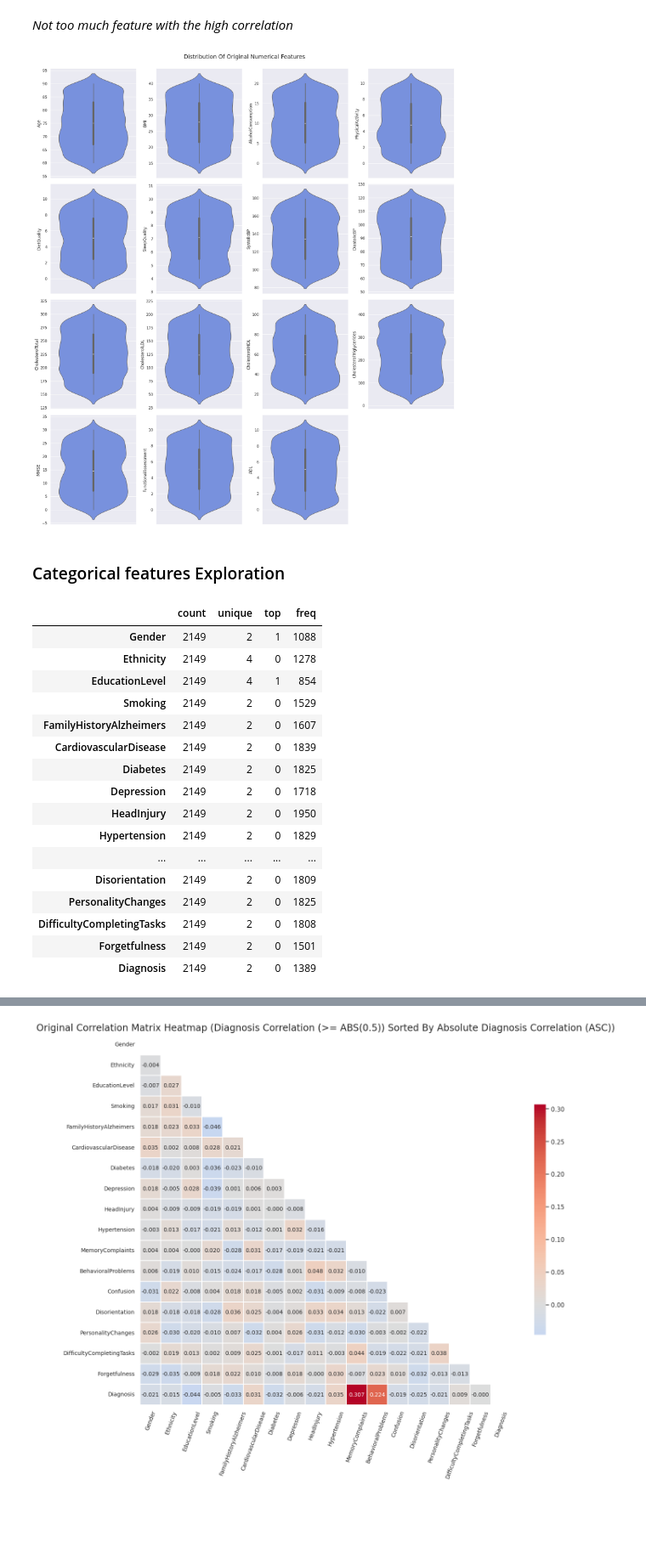
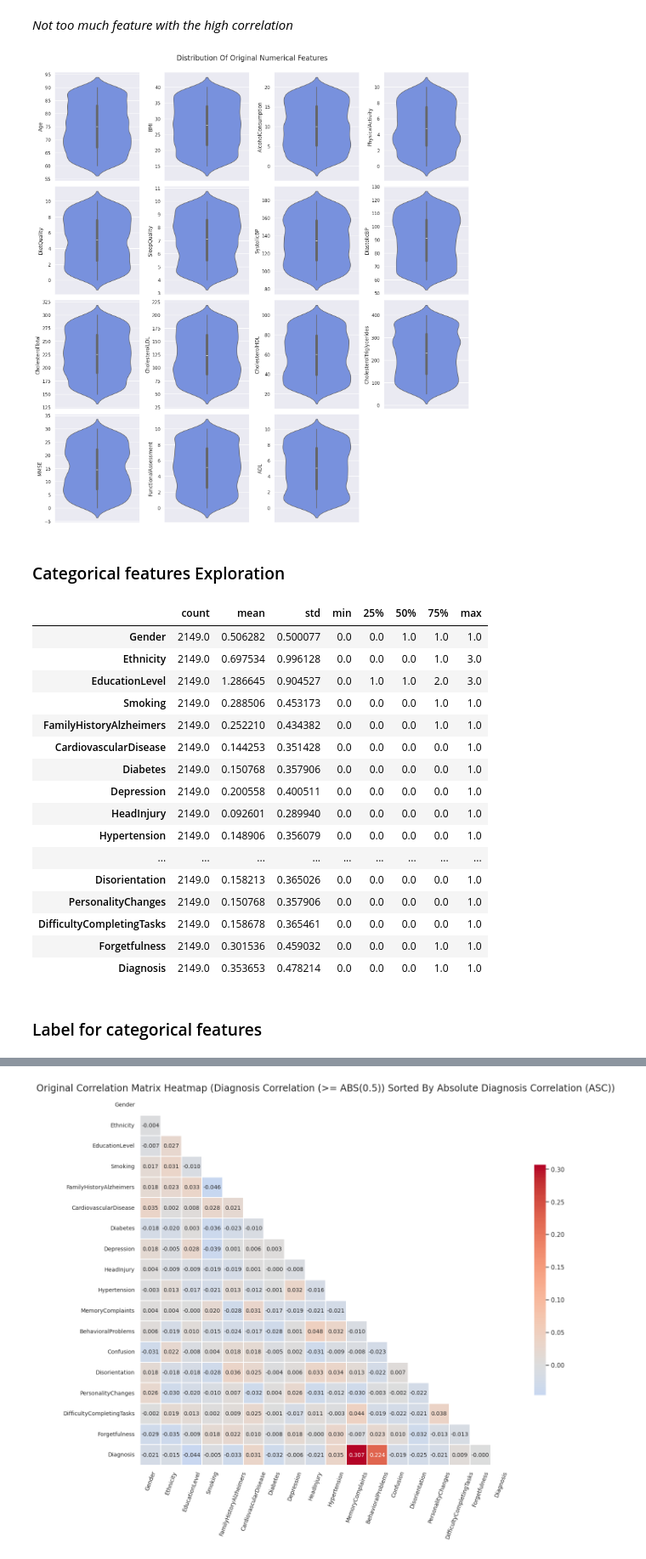
Before and after one commit to lovecrushfamily/Alzheimer_Disease, a Jupyter notebook: notebook.ipynb, the cells around one changed output, grey strips where cells are left out. Shown at 85% size. Drawn from its saved outputs; the diff is of its cells as text; code cells hidden in the pictures; blank space fills up the shorter version.

```diff
--- a/notebook.ipynb
+++ b/notebook.ipynb
@@ -112,7 +116,7 @@ numerical_features = ['Age',
 
 
 alzheimer_df[numerical_features] = alzheimer_df[numerical_features].astype('float')
-alzheimer_df[categorical_features] = alzheimer_df[categorical_features].astype('category')
+alzheimer_df[categorical_features] = alzheimer_df[categorical_features].astype('int')
 # %% [markdown]
 ### Remove irrelevant features
 # %%
@@ -249,55 +254,57 @@ plt.show()
 # mean = alzheimer_df[numerical_features].mean()
 # median =alzheimer_df[numerical_features].median()
 # std = alzheimer_df[numerical_features].std()
 
 
 num_cols = 4
 num_rows = (len(numerical_features) + num_cols - 1) // num_cols  # Calculate the number of rows
 
-fig, axes = plt.subplots(num_rows, num_cols, figsize=(18, 5 * num_rows))
+fig, axes = plt.subplots(num_rows, num_cols, figsize=(15, 4 * num_rows))
 
 axes = axes.ravel()
 
 fig.suptitle("Distribution Of Original Numerical Features", y=1, fontsize=17)
 
 for i, column in enumerate(numerical_features):
 
     corr_with_diagnosis = alzheimer_df[["Diagnosis", column]].corr()
 
     ax = axes[i]
     sns.violinplot(alzheimer_df[column], ax=ax)
 
 
 # Remove empty subplots if necessary
 if len(numerical_features) < num_cols * num_rows:
     for i in range(len(numerical_features), num_cols * num_rows):
         fig.delaxes(axes[i])
 
 
 plt.tight_layout() # Adjust spacing between subplots
 plt.show()
 # %% [output]
-[figure, old version]
+[figure, new version]
 # %% [markdown]
 ### Categorical features Exploration
 # %%
-alzheimer_df.describe(include='category').transpose()
+alzheimer_df.describe(include='int64').transpose()
 # %% [output]
-|  | count | unique | top | freq |
-| Gender | 2149 | 2 | 1 | 1088 |
-| Ethnicity | 2149 | 4 | 0 | 1278 |
-| EducationLevel | 2149 | 4 | 1 | 854 |
-| Smoking | 2149 | 2 | 0 | 1529 |
-| FamilyHistoryAlzheimers | 2149 | 2 | 0 | 1607 |
-| CardiovascularDisease | 2149 | 2 | 0 | 1839 |
-| Diabetes | 2149 | 2 | 0 | 1825 |
-| Depression | 2149 | 2 | 0 | 1718 |
-| HeadInjury | 2149 | 2 | 0 | 1950 |
-| Hypertension | 2149 | 2 | 0 | 1829 |
-| ... | ... | ... | ... | ... |
-| Disorientation | 2149 | 2 | 0 | 1809 |
-| PersonalityChanges | 2149 | 2 | 0 | 1825 |
-| DifficultyCompletingTasks | 2149 | 2 | 0 | 1808 |
-| Forgetfulness | 2149 | 2 | 0 | 1501 |
-| Diagnosis | 2149 | 2 | 0 | 1389 |
+|  | count | mean | std | min | 25% | 50% | 75% | max |
+| Gender | 2149.0 | 0.506282 | 0.500077 | 0.0 | 0.0 | 1.0 | 1.0 | 1.0 |
+| Ethnicity | 2149.0 | 0.697534 | 0.996128 | 0.0 | 0.0 | 0.0 | 1.0 | 3.0 |
+| EducationLevel | 2149.0 | 1.286645 | 0.904527 | 0.0 | 1.0 | 1.0 | 2.0 | 3.0 |
+| Smoking | 2149.0 | 0.288506 | 0.453173 | 0.0 | 0.0 | 0.0 | 1.0 | 1.0 |
+| FamilyHistoryAlzheimers | 2149.0 | 0.252210 | 0.434382 | 0.0 | 0.0 | 0.0 | 1.0 | 1.0 |
+| CardiovascularDisease | 2149.0 | 0.144253 | 0.351428 | 0.0 | 0.0 | 0.0 | 0.0 | 1.0 |
+| Diabetes | 2149.0 | 0.150768 | 0.357906 | 0.0 | 0.0 | 0.0 | 0.0 | 1.0 |
+| Depression | 2149.0 | 0.200558 | 0.400511 | 0.0 | 0.0 | 0.0 | 0.0 | 1.0 |
+| HeadInjury | 2149.0 | 0.092601 | 0.289940 | 0.0 | 0.0 | 0.0 | 0.0 | 1.0 |
+| Hypertension | 2149.0 | 0.148906 | 0.356079 | 0.0 | 0.0 | 0.0 | 0.0 | 1.0 |
+| ... | ... | ... | ... | ... | ... | ... | ... | ... |
+| Disorientation | 2149.0 | 0.158213 | 0.365026 | 0.0 | 0.0 | 0.0 | 0.0 | 1.0 |
+| PersonalityChanges | 2149.0 | 0.150768 | 0.357906 | 0.0 | 0.0 | 0.0 | 0.0 | 1.0 |
+| DifficultyCompletingTasks | 2149.0 | 0.158678 | 0.365461 | 0.0 | 0.0 | 0.0 | 0.0 | 1.0 |
+| Forgetfulness | 2149.0 | 0.301536 | 0.459032 | 0.0 | 0.0 | 0.0 | 1.0 | 1.0 |
+| Diagnosis | 2149.0 | 0.353653 | 0.478214 | 0.0 | 0.0 | 0.0 | 1.0 | 1.0 |
+# %% [markdown]
+### Label for categorical features
 # %%
```
Also changed, not shown: parts of 40 cells of this notebook.
